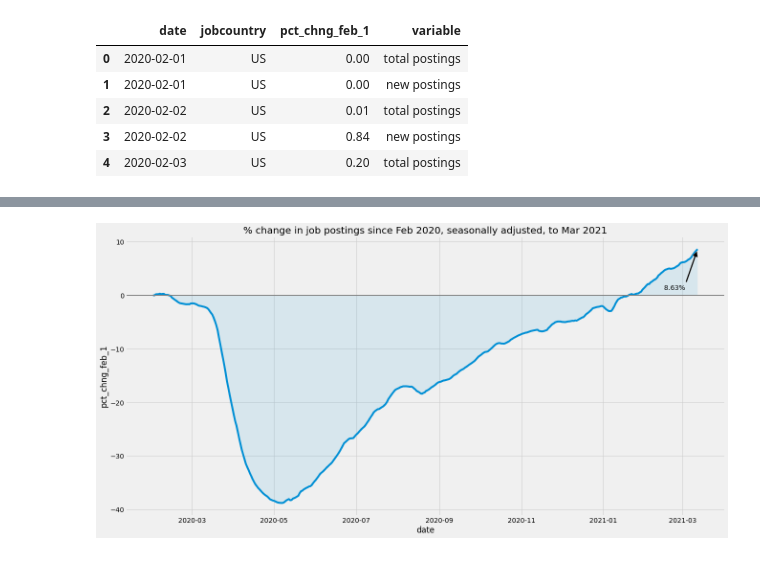
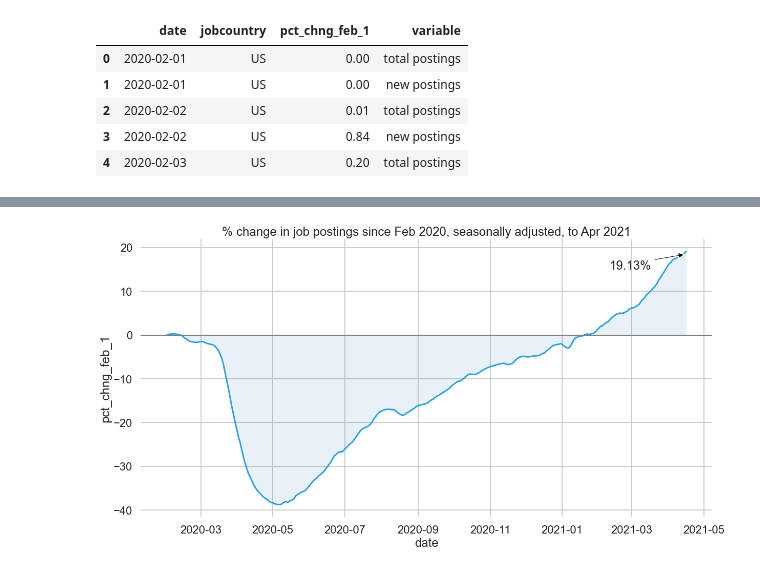
Before and after one commit to calvlu/hiringmap, a Jupyter notebook: hiringplots.ipynb, the cells around one changed output, grey strips where cells are left out. Cells and saved outputs as stored; diff of their text form; code cells hidden in the pictures.

Commit message:
Updated hiring line graph

```diff
--- a/hiringplots.ipynb
+++ b/hiringplots.ipynb
@@ -29,21 +29,27 @@ hiringdf.tail()
 # %%
 import datetime as dt
 # %%
-tempd1 = dt.datetime(2021, 2, 15)
-tempd2 = dt.datetime(2021, 3, 12)
+tempd1 = dt.datetime(2021, 2, 10)
+tempd2 = dt.datetime(2021, 4, 16)
 # %%
-plt.style.use('fivethirtyeight')
+#plt.style.use('fivethirtyeight')
+
+sns.set_style("whitegrid")
+sns.set_context("poster")
+
 fig, ax = plt.subplots(figsize=(20, 10))
 
-sns.lineplot(x='date', y='pct_chng_feb_1', data=hiringdf)
+sns.lineplot(x='date', y='pct_chng_feb_1', data=hiringdf, color='#30a2da')
 
-plt.title('% change in job postings since Feb 2020, seasonally adjusted, to Mar 2021')
+plt.title('% change in job postings since Feb 2020, seasonally adjusted, to Apr 2021')
 plt.axhline(0, color='0.5', linewidth=2)
 plt.fill_between('date','pct_chng_feb_1', 0, alpha=0.1, data=hiringdf)
-ax.annotate('8.63%', xy=(tempd2, 8.6), xytext=(tempd1, 1),
+ax.annotate('19.13%', xy=(tempd2, 18.5), xytext=(tempd1, 15),
             arrowprops=dict(width=3,facecolor='black',shrink=0.05),
             )
+sns.despine(left=True, bottom=True)
+
 #plt.show()
 plt.savefig('hiringplot.png')
 # %% [output]
-[figure, old version]
+[figure, new version]
```
Also changed, not shown: parts of 1 cell of this notebook, 1 other file.
